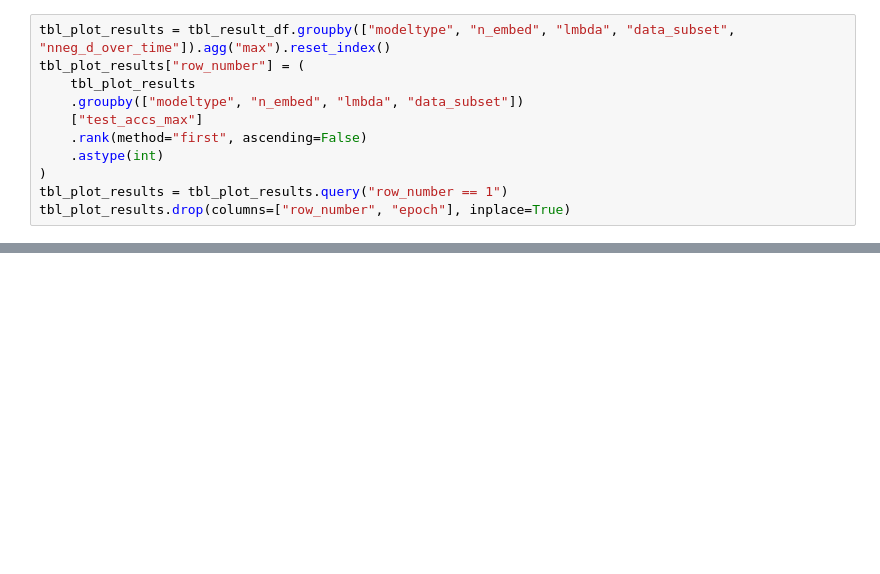
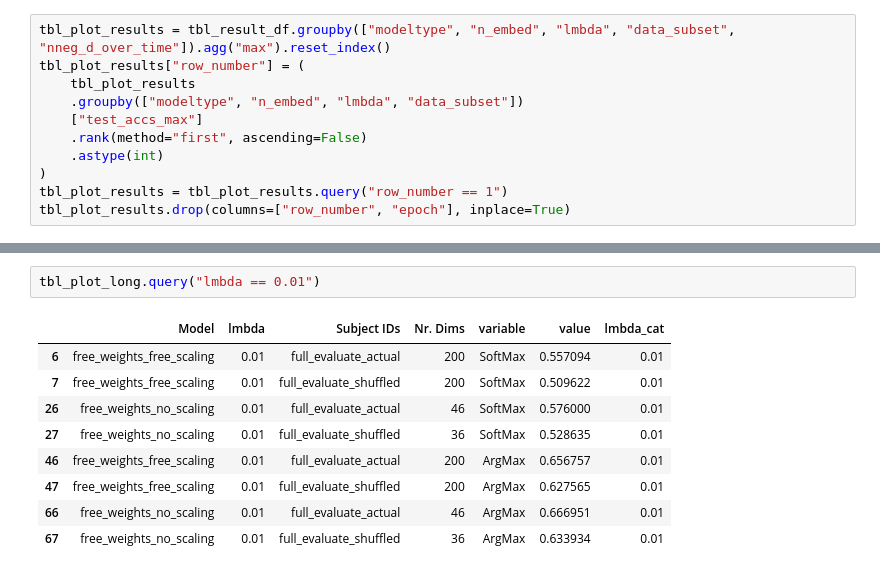
Before and after one commit to MirkoTh/semantic-representations-ID, a Jupyter notebook: analyze-highdim-model.ipynb, the cells around one changed output, grey strips where cells are left out. Drawn from its saved outputs; the diff is of its cells as text; blank space fills up the shorter version.

```diff
--- a/analyze-highdim-model.ipynb
+++ b/analyze-highdim-model.ipynb
@@ -238,0 +222,12 @@ _ = ax.grid(True)
+# %%
+tbl_plot_long.query("lmbda == 0.01")
+# %% [output]
+|  | Model | lmbda | Subject IDs | Nr. Dims | variable | value | lmbda_cat |
+| 6 | free_weights_free_scaling | 0.01 | full_evaluate_actual | 200 | SoftMax | 0.557094 | 0.01 |
+| 7 | free_weights_free_scaling | 0.01 | full_evaluate_shuffled | 200 | SoftMax | 0.509622 | 0.01 |
+| 26 | free_weights_no_scaling | 0.01 | full_evaluate_actual | 46 | SoftMax | 0.576000 | 0.01 |
+| 27 | free_weights_no_scaling | 0.01 | full_evaluate_shuffled | 36 | SoftMax | 0.528635 | 0.01 |
+| 46 | free_weights_free_scaling | 0.01 | full_evaluate_actual | 200 | ArgMax | 0.656757 | 0.01 |
+| 47 | free_weights_free_scaling | 0.01 | full_evaluate_shuffled | 200 | ArgMax | 0.627565 | 0.01 |
+| 66 | free_weights_no_scaling | 0.01 | full_evaluate_actual | 46 | ArgMax | 0.666951 | 0.01 |
+| 67 | free_weights_no_scaling | 0.01 | full_evaluate_shuffled | 36 | ArgMax | 0.633934 | 0.01 |
```
Also changed, not shown: parts of 16 cells of this notebook, 3 other files.
